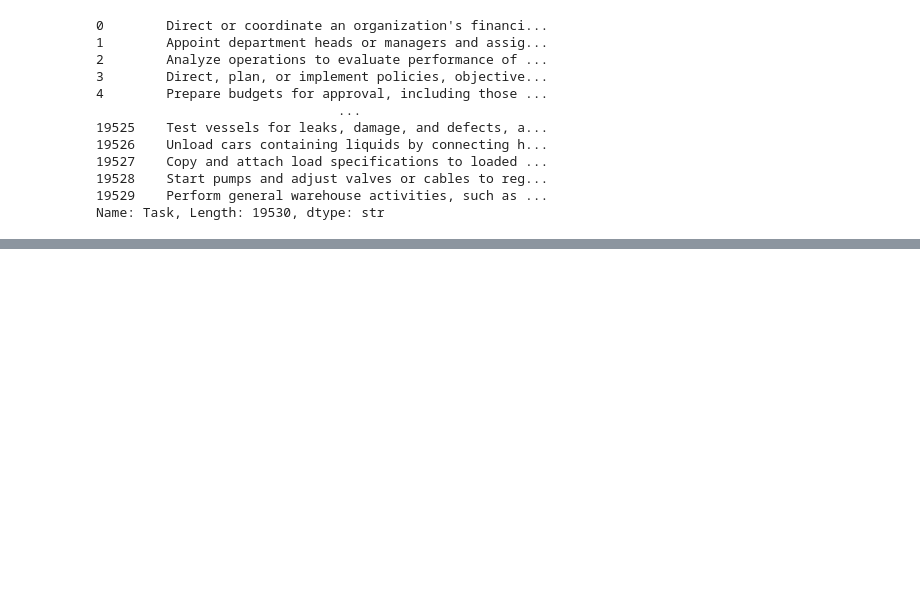
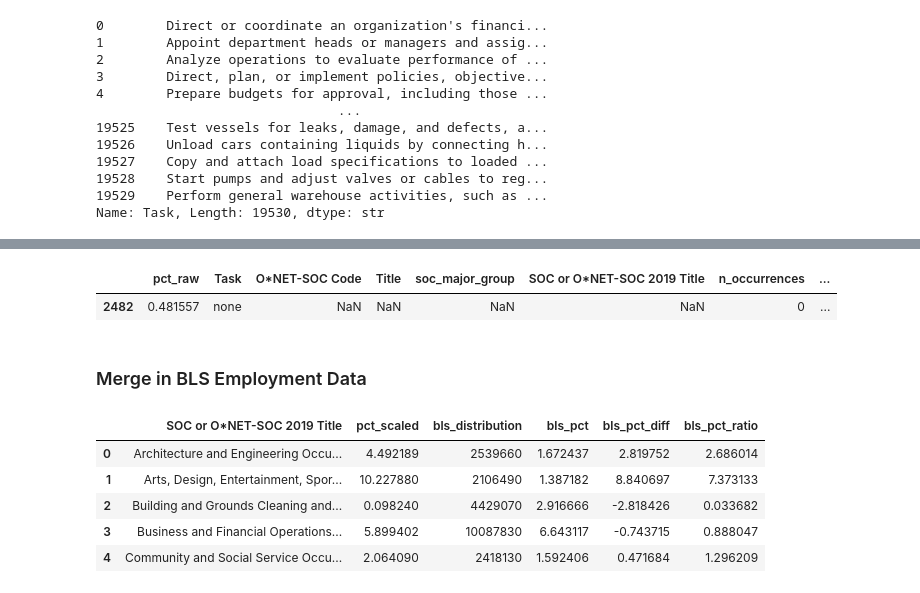
Before and after one commit to zaki-rogers/ai-labour-market-exposure, a Jupyter notebook: 01_eda.ipynb, the cells around one changed output, grey strips where cells are left out. Drawn from its saved outputs; the diff is of its cells as text; code cells hidden in the pictures; blank space fills up the shorter version.

```diff
--- a/01_eda.ipynb
+++ b/01_eda.ipynb
@@ -345,0 +395,5 @@ task_usage.head()
+# %%
+task_usage[task_usage["O*NET-SOC Code"].isna()]
+# %% [output]
+|  | pct_raw | Task | O*NET-SOC Code | Title | soc_major_group | SOC or O*NET-SOC 2019 Title | n_occurrences | ... |
+| 2482 | 0.481557 | none | NaN | NaN | NaN | NaN | 0 | ... |
@@ -345,0 +402,35 @@ task_usage.head()
+# %% [markdown]
+### Merge in BLS Employment Data
+# %%
+# Match granularity task_usage to bls_employment
+category_usage = (
+    task_usage
+    .groupby("SOC or O*NET-SOC 2019 Title")["pct_scaled"]
+    .sum()
+    .reset_index()
+)
+# %%
+# Merge bls_employment to category_usage
+category_comparison = category_usage.merge(
+    bls_employment,
+    on="SOC or O*NET-SOC 2019 Title",
+    how="left"
+)
+# %%
+# Add column for percentage of total employment
+category_comparison["bls_pct"] = 100 * category_comparison["bls_distribution"] / category_comparison["bls_distribution"].sum()
+
+# Add column to show over/under representation of AI usage per category
+category_comparison["bls_pct_diff"] = category_comparison["pct_scaled"] - category_comparison["bls_pct"]
+
+# Add column to show relative AI usage per category
+category_comparison["bls_pct_ratio"] = category_comparison["pct_scaled"] / category_comparison["bls_pct"]
+# %%
+category_comparison.head()
+# %% [output]
+|  | SOC or O*NET-SOC 2019 Title | pct_scaled | bls_distribution | bls_pct | bls_pct_diff | bls_pct_ratio |
+| 0 | Architecture and Engineering Occu... | 4.492189 | 2539660 | 1.672437 | 2.819752 | 2.686014 |
+| 1 | Arts, Design, Entertainment, Spor... | 10.227880 | 2106490 | 1.387182 | 8.840697 | 7.373133 |
+| 2 | Building and Grounds Cleaning and... | 0.098240 | 4429070 | 2.916666 | -2.818426 | 0.033682 |
+| 3 | Business and Financial Operations... | 5.899402 | 10087830 | 6.643117 | -0.743715 | 0.888047 |
+| 4 | Community and Social Service Occu... | 2.064090 | 2418130 | 1.592406 | 0.471684 | 1.296209 |
```
Also changed, not shown: parts of 24 cells of this notebook.
